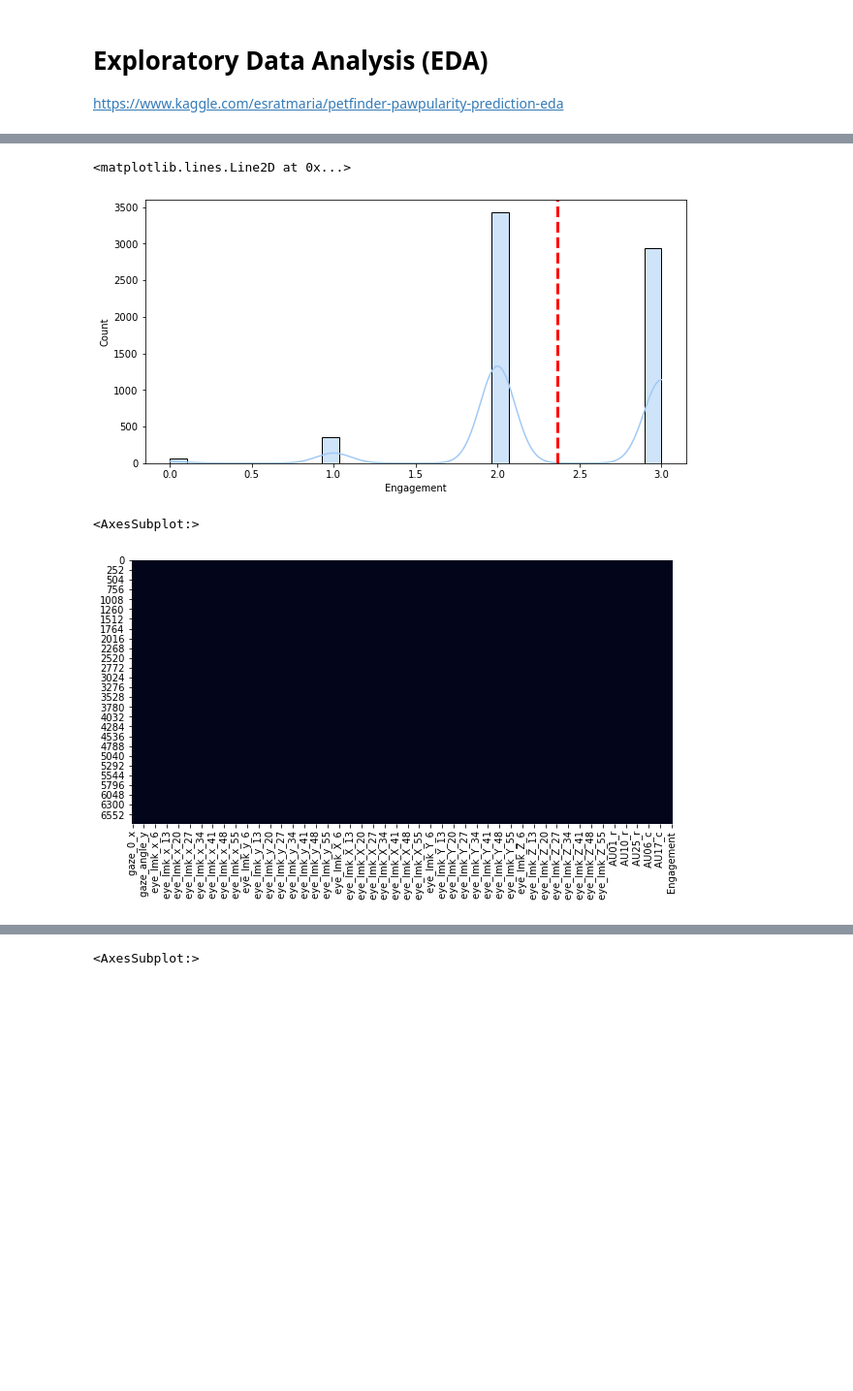
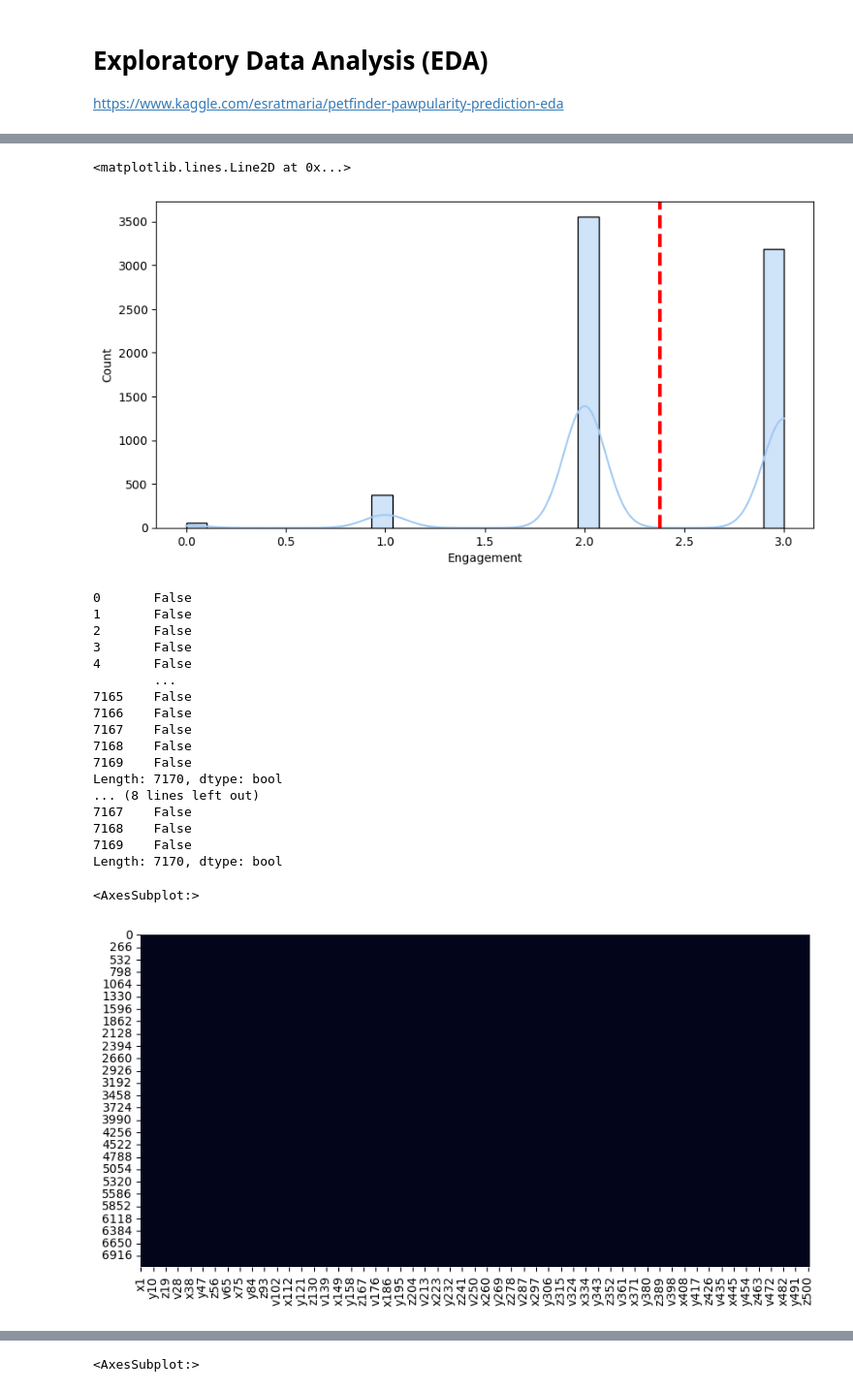
Before and after one commit to shofi777/EDA, a Jupyter notebook: EDA.ipynb, the cells around one changed output, grey strips where cells are left out. Shown at 97% size. Saved outputs shown, nothing was run; the diff lists cells and outputs as text; code cells hidden in the pictures; blank space fills up the shorter version.

```diff
--- a/EDA.ipynb
+++ b/EDA.ipynb
@@ -20,10 +20,11 @@ def load_data(datafile):
     df = df.drop(df.columns[0], axis=1)
     return df
 
-path_av = ('C:/Users/hasegawa-lab-pc/OneDrive - Japan Advanced Institute of Science and Technology/Documents/Dataset/DAiSEE/OpenFace_2.2.0_win_x64/processed/csv/labels/')
-df_train_av = load_data(path_av+'average_train.csv')
-df_val_av = load_data(path_av+'average_val.csv')
-df_test_av = load_data(path_av+'average_test.csv')
+# path_av = ('../../Dataset/DAiSEE/OpenFace_2.2.0_win_x64/processed/csv/labels/')
+path_av = '../../Dataset/DAiSEE/CSV_Mediapipe/'
+df_train_av = load_data(path_av+'average_train_Mediapipe.csv')
+df_val_av = load_data(path_av+'average_val_Mediapipe.csv')
+df_test_av = load_data(path_av+'average_test_Mediapipe.csv')
 
 train = pd.concat([df_train_av,df_val_av],axis=0,ignore_index=True)
 test = df_test_av
@@ -94,15 +91,35 @@ sns.histplot(data=train, x='Engagement', kde= True)
 plt.axvline(train['Engagement'].mean(), c = 'red', ls = '--', lw=3)
 # %% [output]
 <matplotlib.lines.Line2D at 0x...>
-[figure, old version]
+[figure, new version]
 # %%
 # Check for NULL
 
+print(train.isna().any(axis=1))
+print(train.isnull().any(axis=1))
 plt.figure(figsize=(10,5))
 sns.heatmap(train.isna(), cbar=False)
+sns.heatmap(train.isnull(), cbar=False)
 # %% [output]
-<AxesSubplot:>
+0       False
+1       False
+2       False
+3       False
+4       False
+        ...
+7165    False
+7166    False
+7167    False
+7168    False
+7169    False
+Length: 7170, dtype: bool
+... (8 lines left out)
+7167    False
+7168    False
+7169    False
+Length: 7170, dtype: bool
+<AxesSubplot:>
-[figure, old version]
+[figure, new version]
 # %%
 # Checking for correlation
 
```
Also changed, not shown: parts of 4 cells of this notebook, 4 other files.
